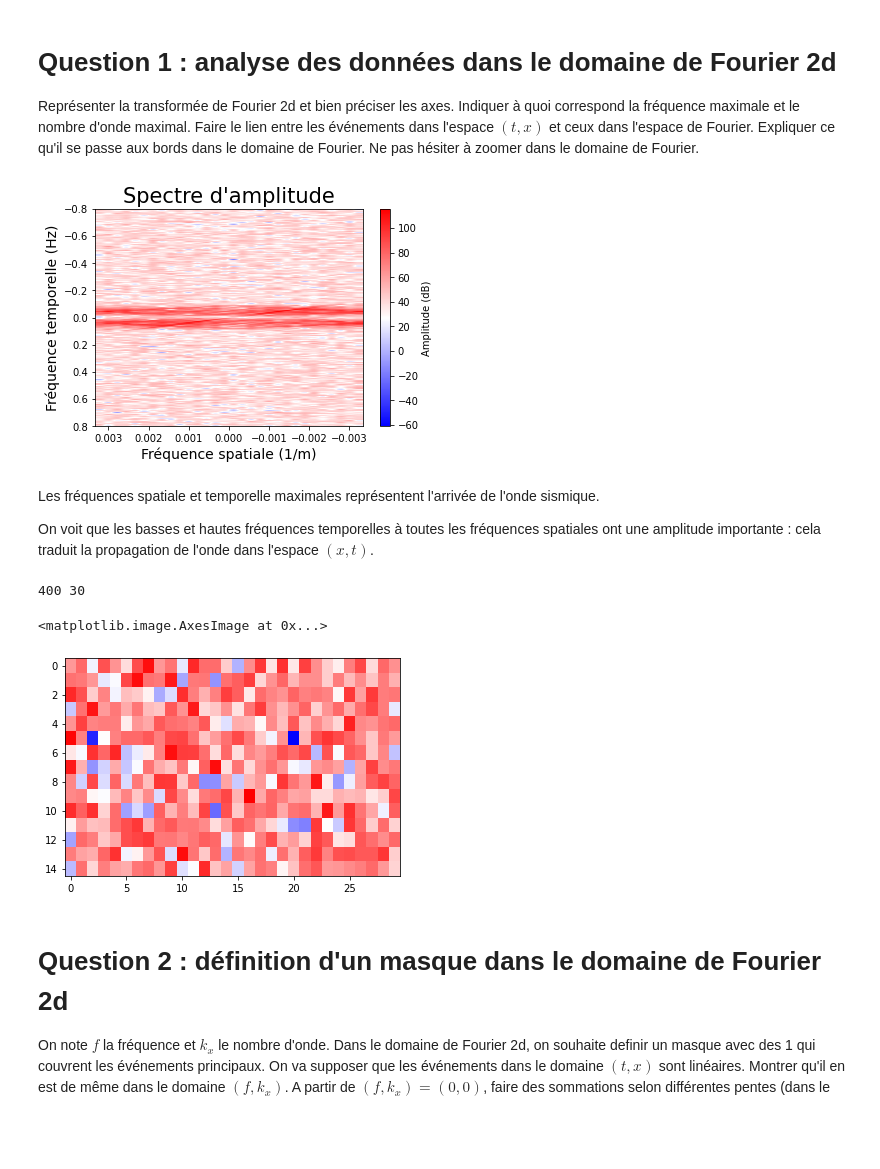
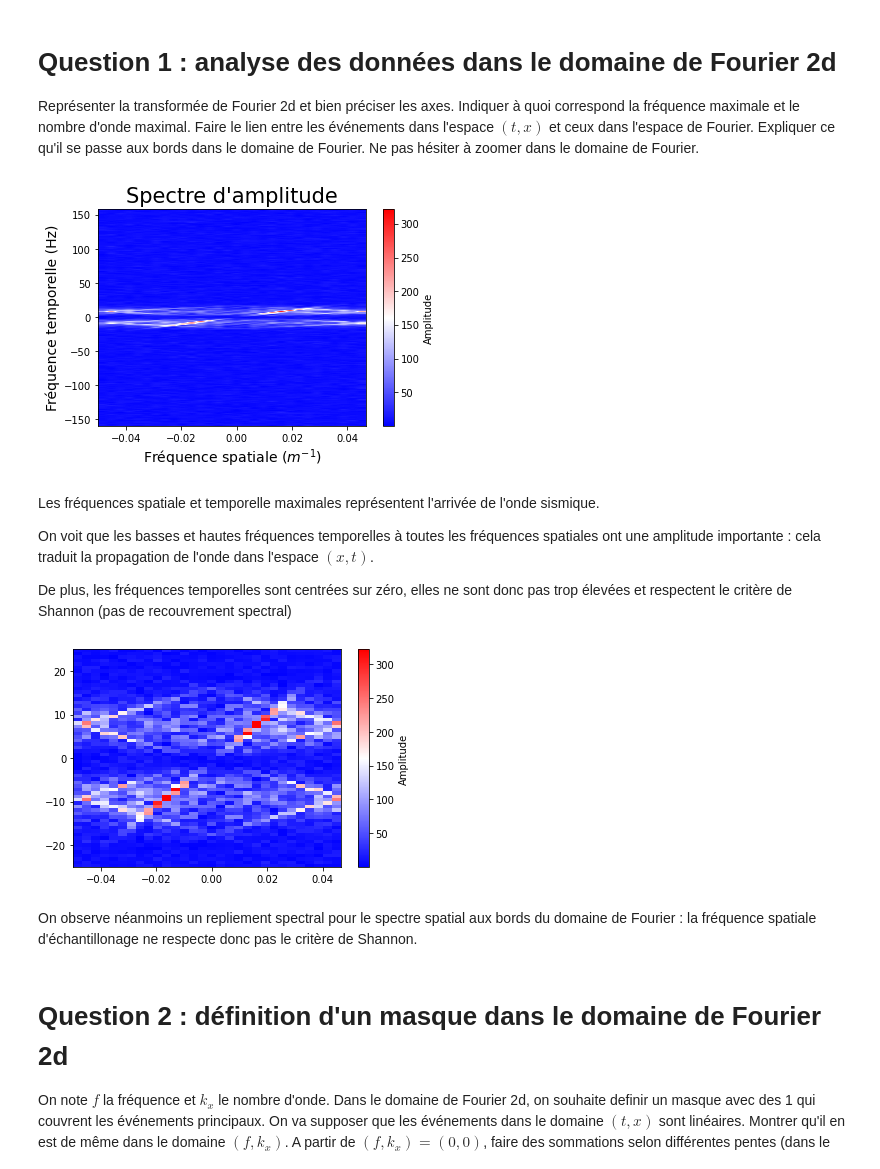
Before and after one commit to apierfitte/mini-projet_tts, a Jupyter notebook: mini_projet_groupe2.ipynb, the cells around one changed output. Drawn from its saved outputs; the diff is of its cells as text; code cells hidden in the pictures; blank space fills up the shorter version.

```diff
--- a/mini_projet_groupe2.ipynb
+++ b/mini_projet_groupe2.ipynb
@@ -81,43 +81,50 @@ gpanelf = np.abs(np.fft.fftshift(np.fft.fft2(gpanel)))
 nf, nk = gpanel.shape
 
 # axe vertical -- fréquence temporelle
-af = np.fft.fftfreq(nf, dt)
+af = np.fft.fftfreq(nf, d = dt)
 
 # axe horizontal -- nombre d'onde (fréquence spatiale)
-ak = np.fft.fftfreq(nk, dx)
+ak = np.fft.fftfreq(nk, d = dx)
 
 # affichage de la transformé de fourier
 
 fig = plt.figure()
 av = plt.subplot(111)
 
-plt.imshow(20*np.log(gpanelf),extent = [-ak[-1], ak[-1], -af[-1], af[-1]], aspect = 'auto')
+plt.imshow(gpanelf,extent = [ak.min(), ak.max(), af.min(), af.max()], aspect = 'auto')
 
 plt.title("Spectre d'amplitude", fontsize = 1.5*labelsize)
 
 av.set_ylabel("Fréquence temporelle (Hz)", fontsize = labelsize)
-av.set_xlabel("Fréquence spatiale (1/m)", fontsize = labelsize)
+av.set_xlabel("Fréquence spatiale ($m^{-1}$)", fontsize = labelsize)
 
 cbar = plt.colorbar()
-cbar.set_label("Amplitude (dB)")
+cbar.set_label("Amplitude")
 # %% [output]
-[figure, old version]
+[figure, new version]
 # %% [markdown]
 Les fréquences spatiale et temporelle maximales représentent l'arrivée de l'onde sismique.
 
 On voit que les basses et hautes fréquences temporelles à toutes les fréquences spatiales ont une amplitude importante : cela traduit la propagation de l'onde dans l'espace $(x, t)$.
+
+De plus, les fréquences temporelles sont centrées sur zéro, elles ne sont donc pas trop élevées et respectent le critère de Shannon (pas de recouvrement spectral)
 # %%
 # zoom
 
-print(nt, nx)
+
 
 fig = plt.figure()
 av = plt.subplot(111)
-plt.imshow((20*np.log(gpanelf))[150:250][5:20], aspect = 'auto')
+plt.imshow(gpanelf, extent = [ak.min(), ak.max(), af.min(), af.max()],aspect = 'auto')
+
+plt.ylim(-25, 25)
+
+cbar = plt.colorbar()
+cbar.set_label("Amplitude")
 # %% [output]
-400 30
-<matplotlib.image.AxesImage at 0x...>
-[figure, old version]
+[figure, new version]
+# %% [markdown]
+On observe néanmoins un repliement spectral pour le spectre spatial aux bords du domaine de Fourier : la fréquence spatiale d'échantillonage ne respecte donc pas le critère de Shannon.
 # %% [markdown]
 # Question 2 : définition d'un masque dans le domaine de Fourier 2d
 On note $f$ la fréquence et $k_x$ le nombre d'onde. Dans le domaine de Fourier 2d, on souhaite definir un masque avec des 1 qui couvrent les événements principaux. On va supposer que les événements dans le domaine $(t,x)$ sont linéaires. Montrer qu'il en est de même dans le domaine $(f,k_x)$. A partir de $(f,k_x)=(0,0)$, faire des sommations selon différentes pentes (dans le domaine de Fourier, apres avoir pris le module des valeurs complexes) et tracer la valeur de ces sommes en fonction de la pente. On s'attend à ce que 3 valeurs ressortent. Calculer une fonction qui sélectionne automatiquement ces valeurs et construire un masque dans le domaine de Fourier 2d qui vaut 1 autour de ces trois valeurs principales et 0 en dehors.
```
Also changed, not shown: parts of 15 cells of this notebook.
